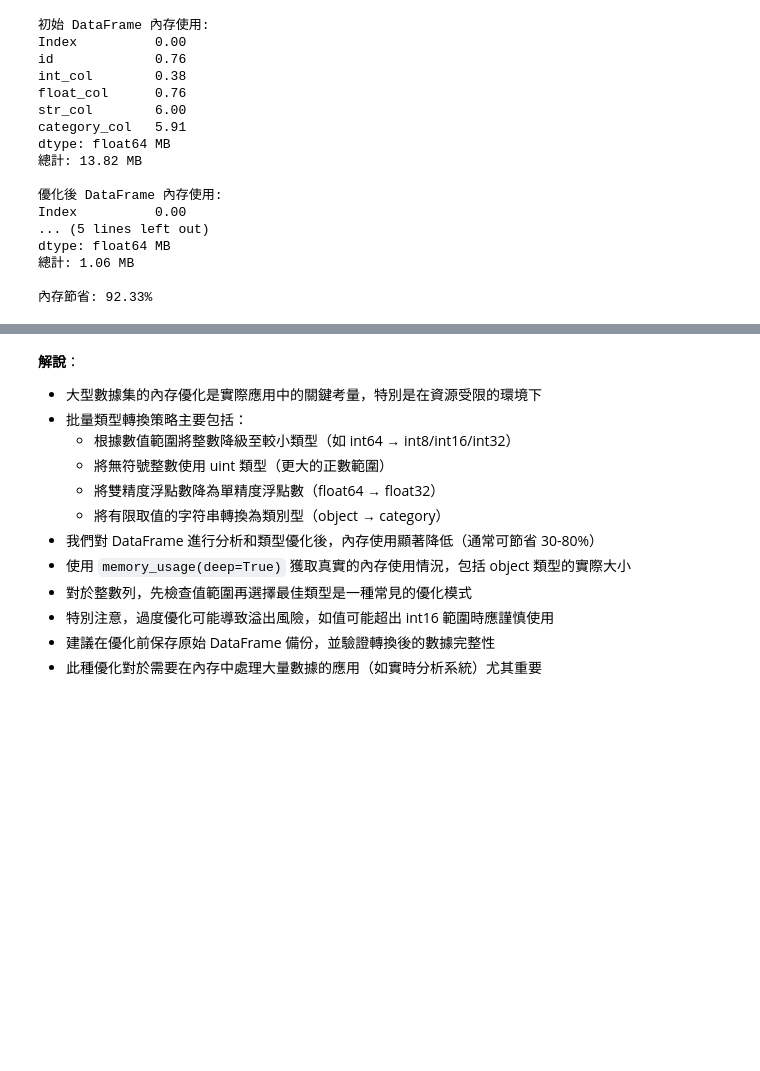
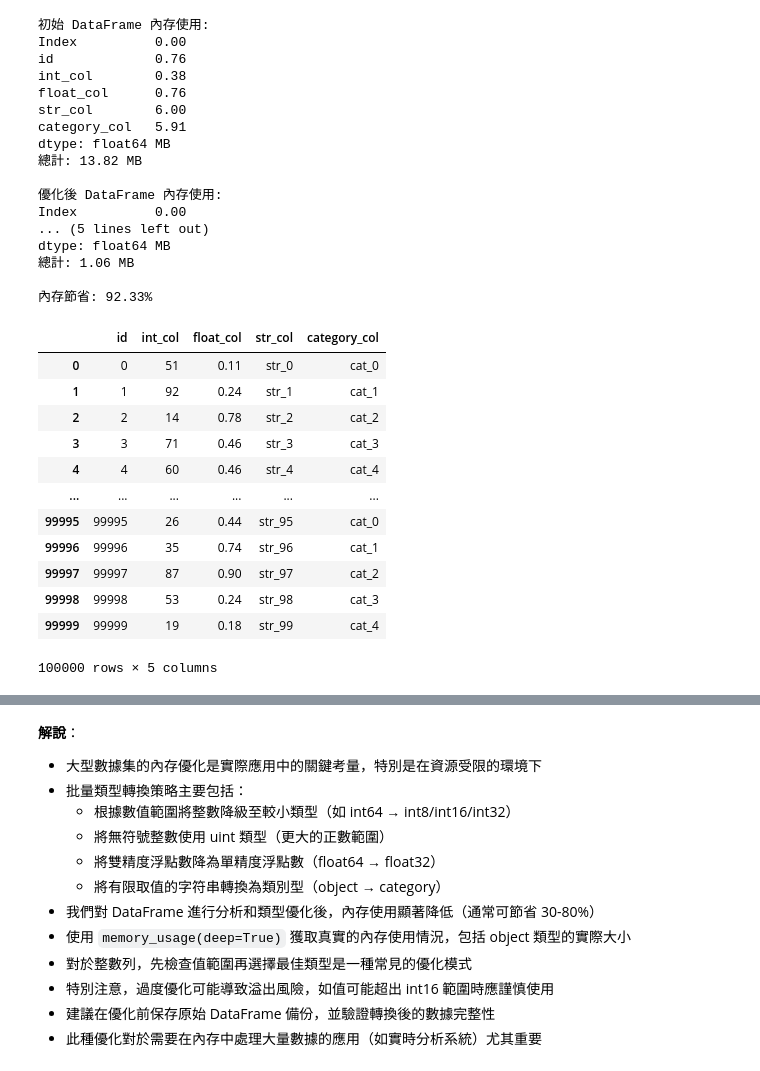
Before and after one commit to TFY251022/Python-DA-1108, a Jupyter notebook: Special-Edition_python_DA/Python_DA_Course/M2_Pandas_Basic/notebooks/M2.5_data_conversion.ipynb, the cells around one changed output, grey strips where cells are left out. Saved outputs shown, nothing was run; the diff lists cells and outputs as text; code cells hidden in the pictures; blank space fills up the shorter version.

```diff
--- a/Special-Edition_python_DA/Python_DA_Course/M2_Pandas_Basic/notebooks/M2.5_data_conversion.ipynb
+++ b/Special-Edition_python_DA/Python_DA_Course/M2_Pandas_Basic/notebooks/M2.5_data_conversion.ipynb
@@ -671,3 +675,32 @@ dtype: float64 MB
 總計: 1.06 MB
 
 內存節省: 92.33%
+# %%
+# 創建一個模擬數據集
+import numpy as np
+np.random.seed(42)
+n_rows = 100_000
+
+large_df = pd.DataFrame({
+    'id': range(n_rows),
+    'int_col': np.random.randint(0, 100, n_rows),
+    'float_col': np.random.rand(n_rows),
+    'str_col': [f'str_{i % 100}' for i in range(n_rows)],
+    'category_col': [f'cat_{i % 5}' for i in range(n_rows)]
+})
+
+large_df
+# %% [output]
+|  | id | int_col | float_col | str_col | category_col |
+| 0 | 0 | 51 | 0.11 | str_0 | cat_0 |
+| 1 | 1 | 92 | 0.24 | str_1 | cat_1 |
+| 2 | 2 | 14 | 0.78 | str_2 | cat_2 |
+| 3 | 3 | 71 | 0.46 | str_3 | cat_3 |
+| 4 | 4 | 60 | 0.46 | str_4 | cat_4 |
+| ... | ... | ... | ... | ... | ... |
+| 99995 | 99995 | 26 | 0.44 | str_95 | cat_0 |
+| 99996 | 99996 | 35 | 0.74 | str_96 | cat_1 |
+| 99997 | 99997 | 87 | 0.90 | str_97 | cat_2 |
+| 99998 | 99998 | 53 | 0.24 | str_98 | cat_3 |
+| 99999 | 99999 | 19 | 0.18 | str_99 | cat_4 |
+100000 rows × 5 columns
```
Also changed, not shown: parts of 4 cells of this notebook, 6 other files.
